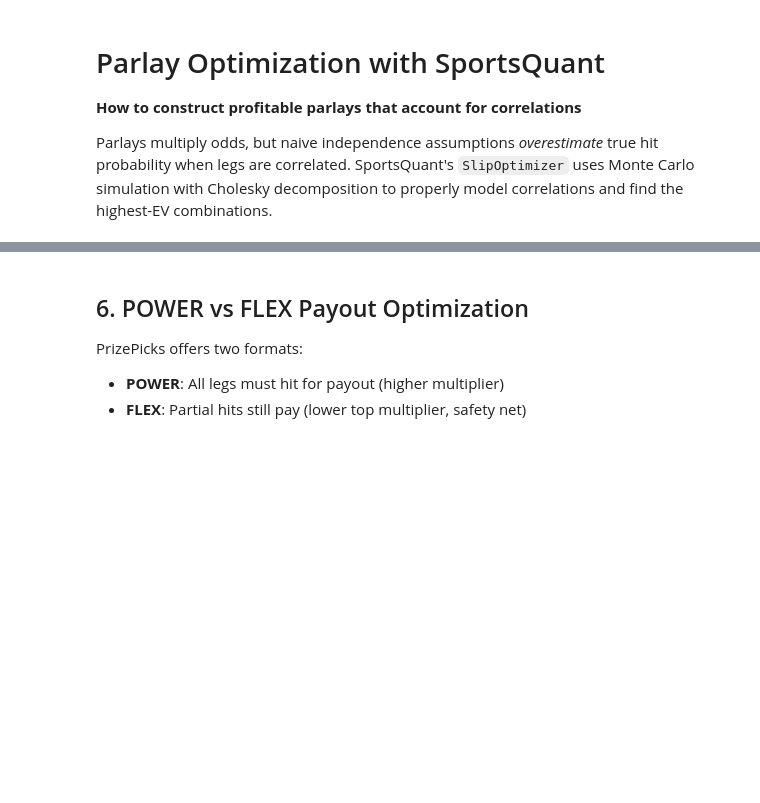
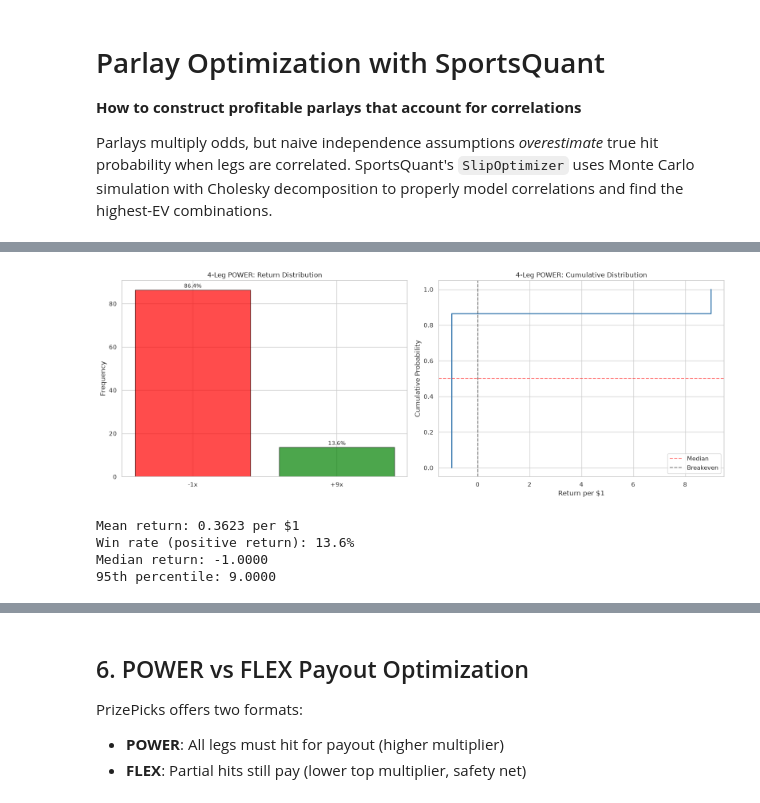
Before and after one commit to Veedubin/sportsquant, a Jupyter notebook: notebooks/common/05_parlay_optimization.ipynb, the cells around one changed output, grey strips where cells are left out. Cells and saved outputs as stored; diff of their text form; code cells hidden in the pictures; blank space fills up the shorter version.

```diff
--- a/notebooks/common/05_parlay_optimization.ipynb
+++ b/notebooks/common/05_parlay_optimization.ipynb
@@ -190 +336,68 @@ comp_df.style.format({"independent_hit": "{:.4f}", "correlated_hit": "{:.4f}", "
+# %%
+if not PARLAY_AVAILABLE or not legs_pool:
+    print("⚠️ Parlay modules or leg pool not available — skipping Monte Carlo simulation")
+    print("With real modules, this would run a full Monte Carlo simulation of 4-leg POWER slips.")
+else:
+    mc_legs = [legs_pool[0], legs_pool[3], legs_pool[7], legs_pool[9]]
+    n = len(mc_legs)
+    sims = 200000
+
+    from scipy.stats import norm as scipy_norm
+
+    p = np.array([max(1e-6, min(1 - 1e-6, leg.probability)) for leg in mc_legs])
+    thresh = scipy_norm.ppf(p)
+    C = optimizer._corr_matrix(mc_legs)
+    rng = np.random.default_rng(42)
+
+    try:
+        L = np.linalg.cholesky(C)
+    except np.linalg.LinAlgError:
+        L = np.linalg.cholesky(C + np.eye(n) * 1e-3)
+
+    Z = rng.standard_normal(size=(sims, n))
+    X = Z @ L.T
+    hits = (X < thresh).astype(np.int8)
+    k = hits.sum(axis=1)
+
+    payouts = np.zeros(sims)
+    for kk in range(n + 1):
+        payouts[k == kk] = STANDARD_PAYOUT_POWER.get((n, kk), 0.0)
+
+    returns = payouts - 1.0
+
+    fig, axes = plt.subplots(1, 2, figsize=(16, 6))
+
+    unique_returns = np.unique(returns)
+    for ret in unique_returns:
+        pct = (returns == ret).mean() * 100
+        color = "green" if ret > 0 else "red" if ret < 0 else "gray"
+        axes[0].bar(f"{ret:+.0f}x", pct, color=color, alpha=0.7, edgecolor="black")
+        axes[0].text(list(unique_returns).index(ret), pct + 1, f"{pct:.1f}%", ha="center", fontsize=10)
+
+    axes[0].set_ylabel("Frequency")
+    axes[0].set_title("4-Leg POWER: Return Distribution")
+
+    sorted_returns = np.sort(returns)
+    cumulative = np.arange(1, len(sorted_returns) + 1) / len(sorted_returns)
+    axes[1].plot(sorted_returns, cumulative, linewidth=2, color="steelblue")
+    axes[1].axhline(y=0.5, color="red", linestyle="--", alpha=0.5, label="Median")
+    axes[1].axvline(x=0, color="black", linestyle="--", alpha=0.5, label="Breakeven")
+    axes[1].set_xlabel("Return per $1")
+    axes[1].set_ylabel("Cumulative Probability")
+    axes[1].set_title("4-Leg POWER: Cumulative Distribution")
+    axes[1].legend()
+
+    plt.tight_layout()
+    plt.show()
+
+    print(f"Mean return: {returns.mean():.4f} per $1")
+    print(f"Win rate (positive return): {(returns > 0).mean():.1%}")
+    print(f"Median return: {np.median(returns):.4f}")
+    print(f"95th percentile: {np.percentile(returns, 95):.4f}")
+# %% [output]
+[figure, added]
+Mean return: 0.3623 per $1
+Win rate (positive return): 13.6%
+Median return: -1.0000
+95th percentile: 9.0000
 # %%
```
Also changed, not shown: parts of 23 cells of this notebook, 51 other files.
